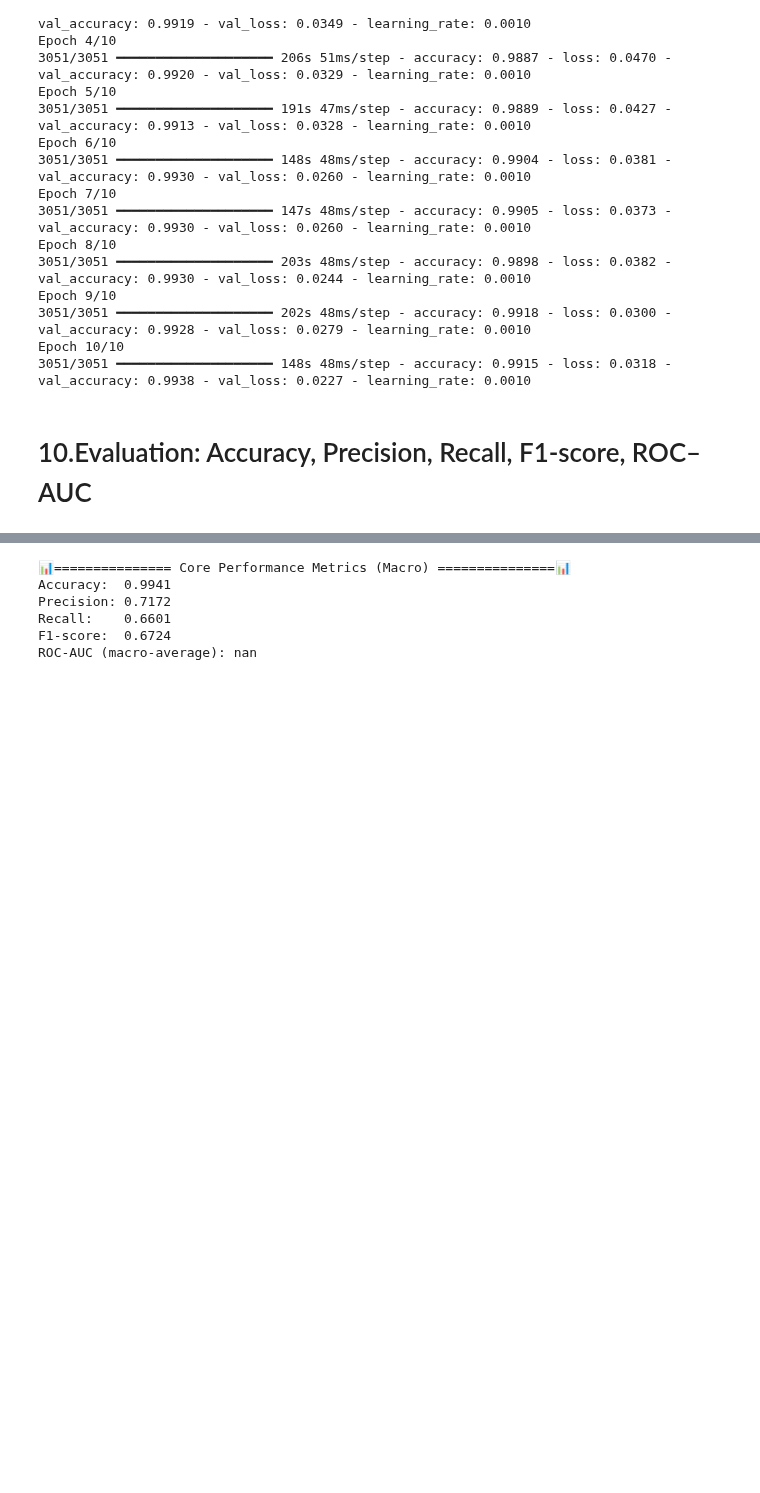
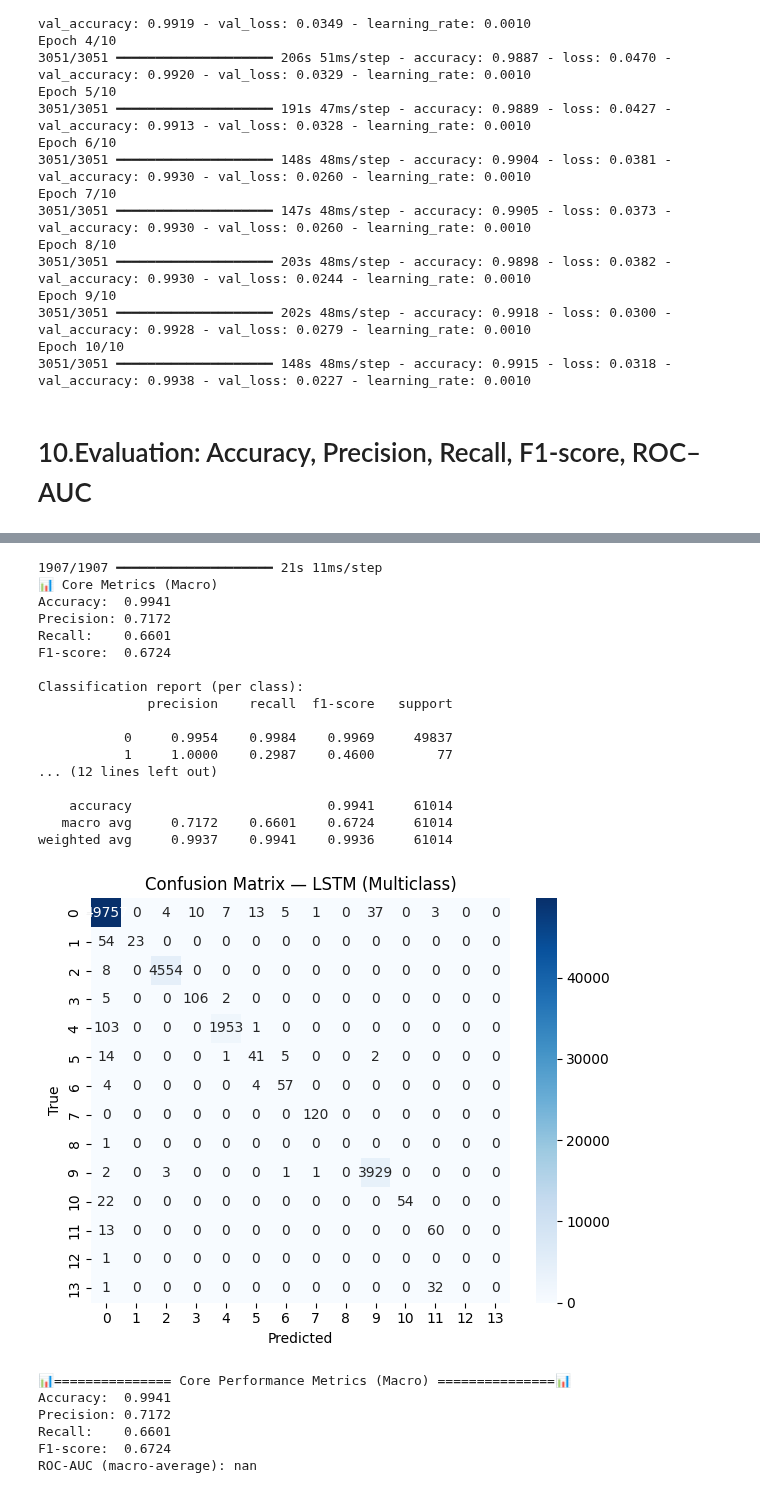
Before and after one commit to JamesTan44181/DLI-Group-Assignment, a Jupyter notebook: GroupAssignment.ipynb, the cells around one changed output, grey strips where cells are left out. Saved outputs shown, nothing was run; the diff lists cells and outputs as text; code cells hidden in the pictures; blank space fills up the shorter version.

Commit message:
Changed confusion metrics

```diff
--- a/GroupAssignment.ipynb
+++ b/GroupAssignment.ipynb
@@ -1552,3 +1498,53 @@ Saved: cm_counts.png and cm_norm.png
+# %%
+from sklearn.metrics import accuracy_score, precision_recall_fscore_support, confusion_matrix, classification_report
+
+y_proba = lstm_model.predict(X_te_3d)   # (N, 15)
+y_pred  = y_proba.argmax(axis=1)        # class indices
+y_true  = y_test.argmax(axis=1)         # class indices
+
+acc = accuracy_score(y_true, y_pred)
+prec, rec, f1, _ = precision_recall_fscore_support(y_true, y_pred, average='macro', zero_division=0)
+
+print("📊 Core Metrics (Macro)")
+print(f"Accuracy:  {acc:.4f}")
+print(f"Precision: {prec:.4f}")
+print(f"Recall:    {rec:.4f}")
+print(f"F1-score:  {f1:.4f}")
+
+print("\nClassification report (per class):")
+print(classification_report(y_true, y_pred, digits=4))
+
+# --- 8) Confusion Matrix ---
+import matplotlib.pyplot as plt
+import seaborn as sns
+
+cm = confusion_matrix(y_true, y_pred)
+plt.figure(figsize=(6,5))
+sns.heatmap(cm, annot=True, fmt="d", cmap="Blues")
+plt.title("Confusion Matrix — LSTM (Multiclass)")
+plt.xlabel("Predicted")
+plt.ylabel("True")
+plt.tight_layout()
+plt.show()
+# %% [output]
+1907/1907 ━━━━━━━━━━━━━━━━━━━━ 21s 11ms/step
+📊 Core Metrics (Macro)
+Accuracy:  0.9941
+Precision: 0.7172
+Recall:    0.6601
+F1-score:  0.6724
+
+Classification report (per class):
+              precision    recall  f1-score   support
+
+           0     0.9954    0.9984    0.9969     49837
+           1     1.0000    0.2987    0.4600        77
+... (12 lines left out)
+
+    accuracy                         0.9941     61014
+   macro avg     0.7172    0.6601    0.6724     61014
+weighted avg     0.9937    0.9941    0.9936     61014
+[figure, added]
 # %%
 from sklearn.metrics import accuracy_score, precision_recall_fscore_support, roc_auc_score
 
```
Also changed, not shown: parts of 1 cell of this notebook.
